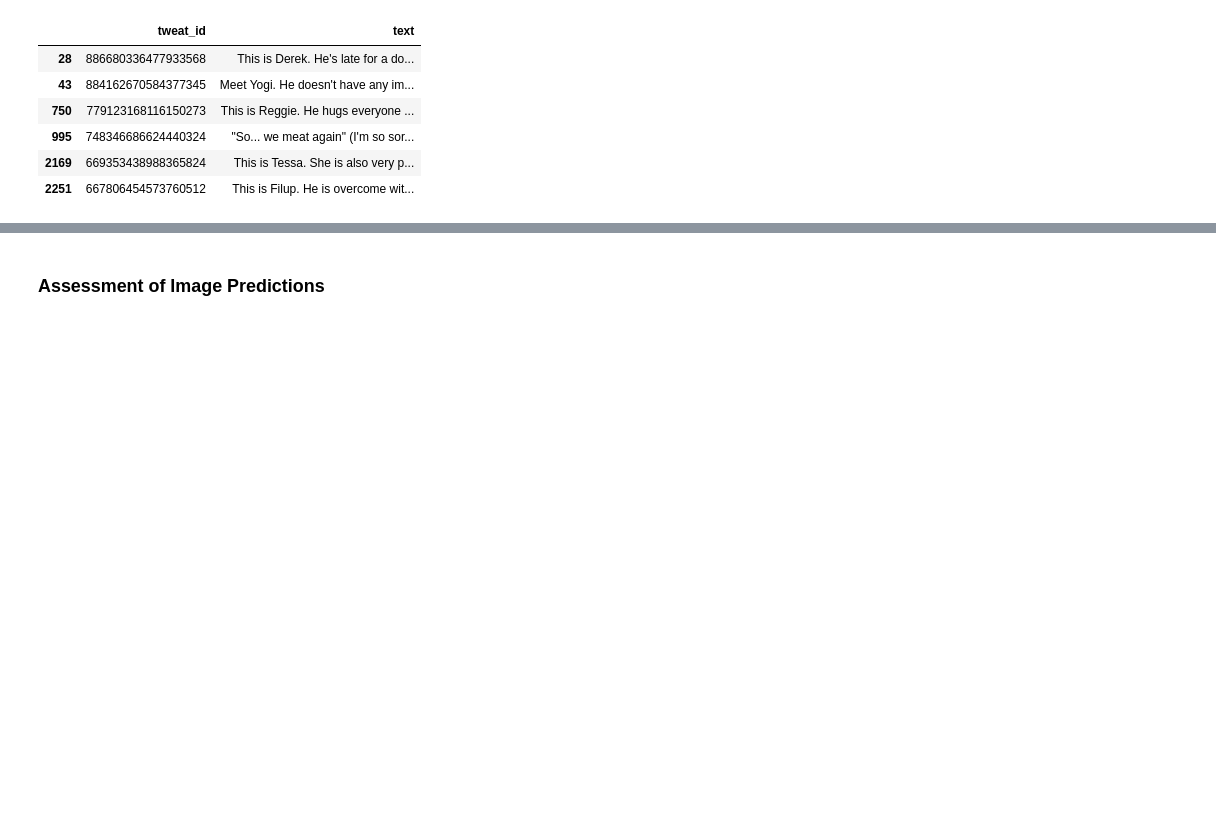
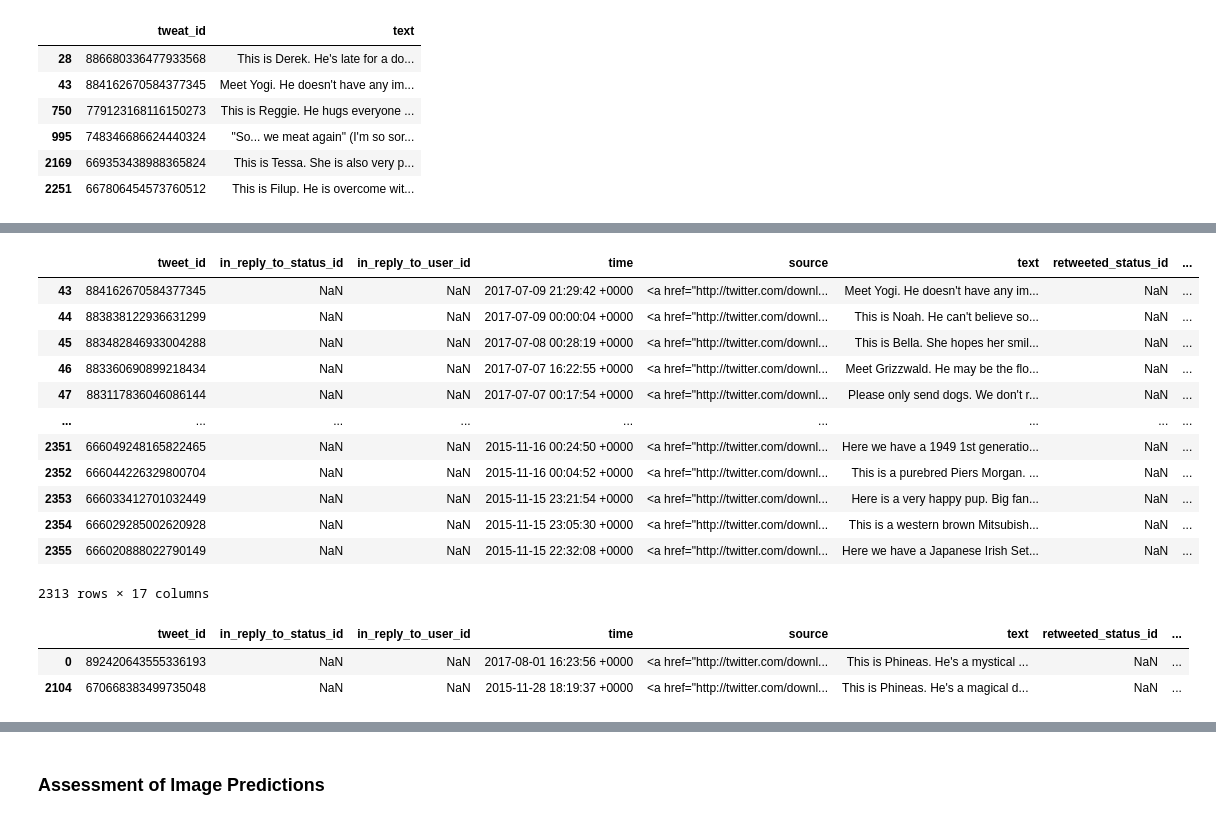
Before and after one commit to anneruhnke/data_wrangling, a Jupyter notebook: wrangle_act.ipynb, the cells around one changed output, grey strips where cells are left out. Cells and saved outputs as stored; diff of their text form; code cells hidden in the pictures; blank space fills up the shorter version.

```diff
--- a/wrangle_act.ipynb
+++ b/wrangle_act.ipynb
@@ -355,0 +356,22 @@ tae.loc[0:4]
+# %%
+tae.query('tweet_id <= 884162670584377345')
+# %% [output]
+|  | tweet_id | in_reply_to_status_id | in_reply_to_user_id | time | source | text | retweeted_status_id | ... |
+| 43 | 884162670584377345 | NaN | NaN | 2017-07-09 21:29:42 +0000 | <a href="http://twitter.com/downl... | Meet Yogi. He doesn't have any im... | NaN | ... |
+| 44 | 883838122936631299 | NaN | NaN | 2017-07-09 00:00:04 +0000 | <a href="http://twitter.com/downl... | This is Noah. He can't believe so... | NaN | ... |
+| 45 | 883482846933004288 | NaN | NaN | 2017-07-08 00:28:19 +0000 | <a href="http://twitter.com/downl... | This is Bella. She hopes her smil... | NaN | ... |
+| 46 | 883360690899218434 | NaN | NaN | 2017-07-07 16:22:55 +0000 | <a href="http://twitter.com/downl... | Meet Grizzwald. He may be the flo... | NaN | ... |
+| 47 | 883117836046086144 | NaN | NaN | 2017-07-07 00:17:54 +0000 | <a href="http://twitter.com/downl... | Please only send dogs. We don't r... | NaN | ... |
+| ... | ... | ... | ... | ... | ... | ... | ... | ... |
+| 2351 | 666049248165822465 | NaN | NaN | 2015-11-16 00:24:50 +0000 | <a href="http://twitter.com/downl... | Here we have a 1949 1st generatio... | NaN | ... |
+| 2352 | 666044226329800704 | NaN | NaN | 2015-11-16 00:04:52 +0000 | <a href="http://twitter.com/downl... | This is a purebred Piers Morgan. ... | NaN | ... |
+| 2353 | 666033412701032449 | NaN | NaN | 2015-11-15 23:21:54 +0000 | <a href="http://twitter.com/downl... | Here is a very happy pup. Big fan... | NaN | ... |
+| 2354 | 666029285002620928 | NaN | NaN | 2015-11-15 23:05:30 +0000 | <a href="http://twitter.com/downl... | This is a western brown Mitsubish... | NaN | ... |
+| 2355 | 666020888022790149 | NaN | NaN | 2015-11-15 22:32:08 +0000 | <a href="http://twitter.com/downl... | Here we have a Japanese Irish Set... | NaN | ... |
+2313 rows × 17 columns
+# %%
+tae.query("name == 'Phineas'")
+# %% [output]
+|  | tweet_id | in_reply_to_status_id | in_reply_to_user_id | time | source | text | retweeted_status_id | ... |
+| 0 | 892420643555336193 | NaN | NaN | 2017-08-01 16:23:56 +0000 | <a href="http://twitter.com/downl... | This is Phineas. He's a mystical ... | NaN | ... |
+| 2104 | 670668383499735048 | NaN | NaN | 2015-11-28 18:19:37 +0000 | <a href="http://twitter.com/downl... | This is Phineas. He's a magical d... | NaN | ... |
```
Also changed, not shown: parts of 14 cells of this notebook.
